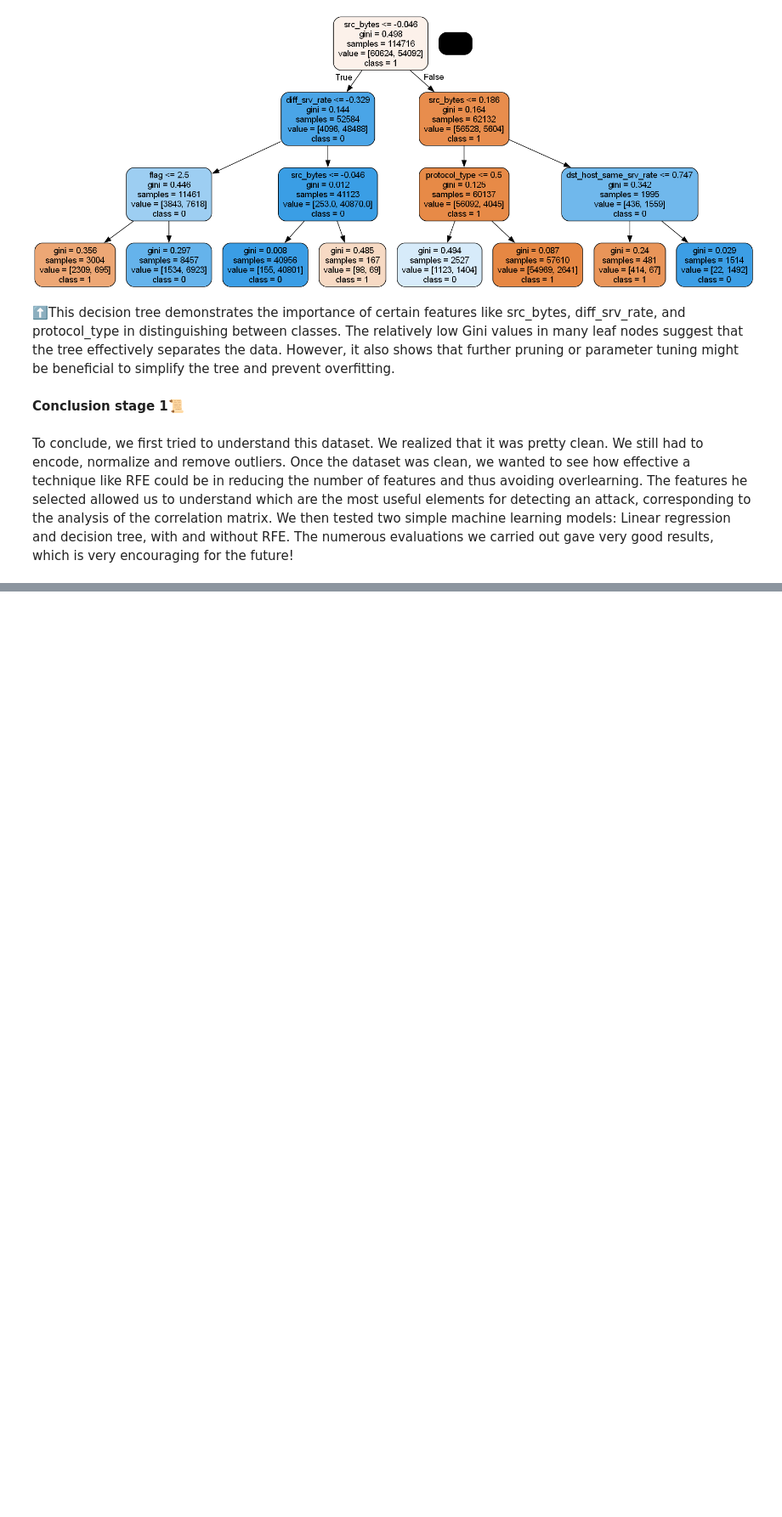
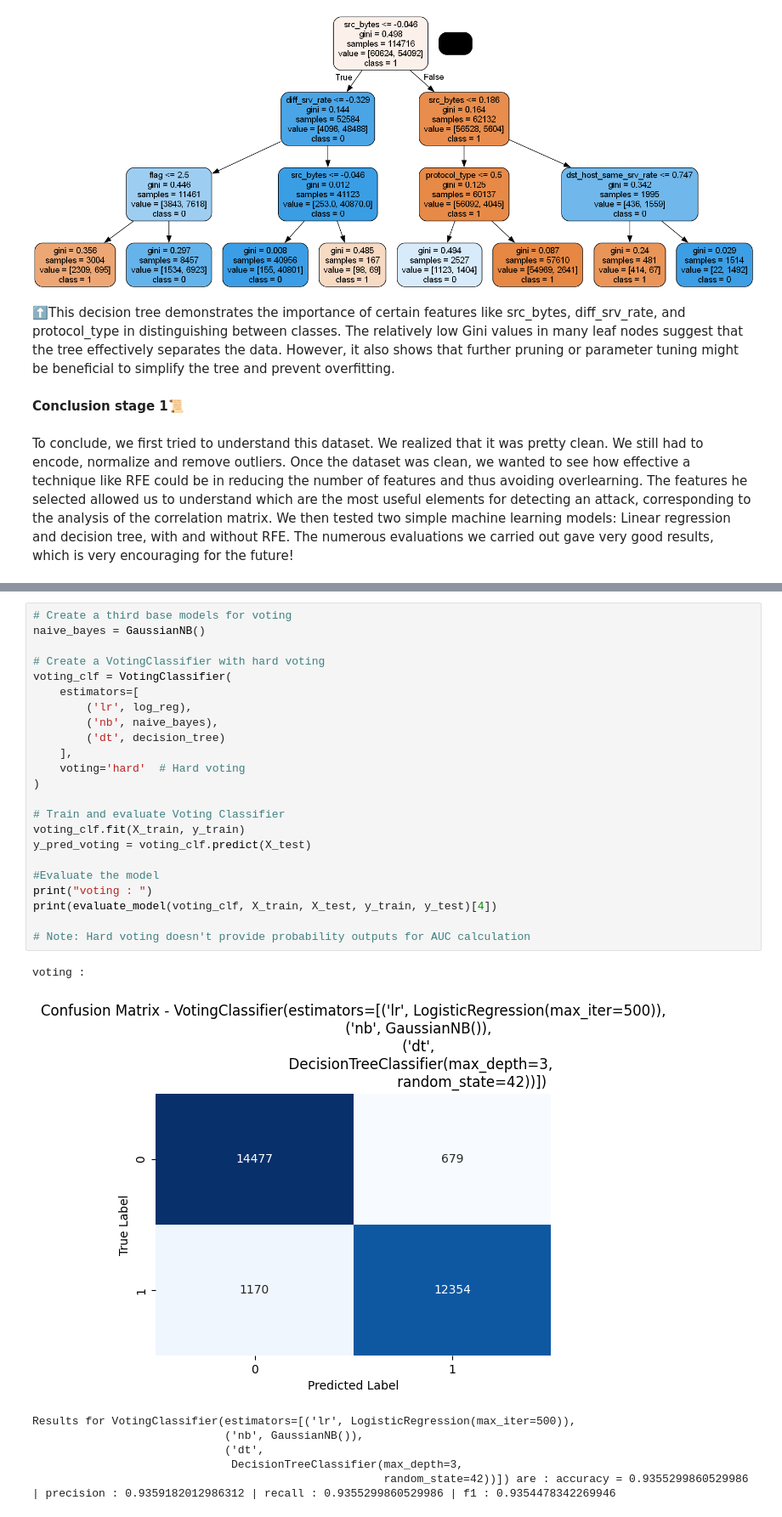
Before and after one commit to ThomasTyg15/Projet_ML-IDS, a Jupyter notebook: NoteBook_ML-IDS.ipynb, the cells around one changed output, grey strips where cells are left out. Shown: that part at 85% size. Cells and saved outputs as stored; diff of their text form; blank space fills up the shorter version.

```diff
--- a/NoteBook_ML-IDS.ipynb
+++ b/NoteBook_ML-IDS.ipynb
@@ -464,0 +586,31 @@ We then tested two simple machine learning models: Linear regression and decisio
+# %%
+# Create a third base models for voting
+naive_bayes = GaussianNB()
+
+# Create a VotingClassifier with hard voting
+voting_clf = VotingClassifier(
+    estimators=[
+        ('lr', log_reg),
+        ('nb', naive_bayes),
+        ('dt', decision_tree)
+    ],
+    voting='hard'  # Hard voting
+)
+
+# Train and evaluate Voting Classifier
+voting_clf.fit(X_train, y_train)
+y_pred_voting = voting_clf.predict(X_test)
+
+#Evaluate the model
+print("voting : ")
+print(evaluate_model(voting_clf, X_train, X_test, y_train, y_test)[4])
+
+# Note: Hard voting doesn't provide probability outputs for AUC calculation
+# %% [output]
+voting :
+[figure, added]
+Results for VotingClassifier(estimators=[('lr', LogisticRegression(max_iter=500)),
+                             ('nb', GaussianNB()),
+                             ('dt',
+                              DecisionTreeClassifier(max_depth=3,
+                                                     random_state=42))]) are : accuracy = 0.9355299860529986 | precision : 0.9359182012986312 | recall : 0.9355299860529986 | f1 : 0.9354478342269946
```
Also changed, not shown: parts of 15 cells of this notebook.
